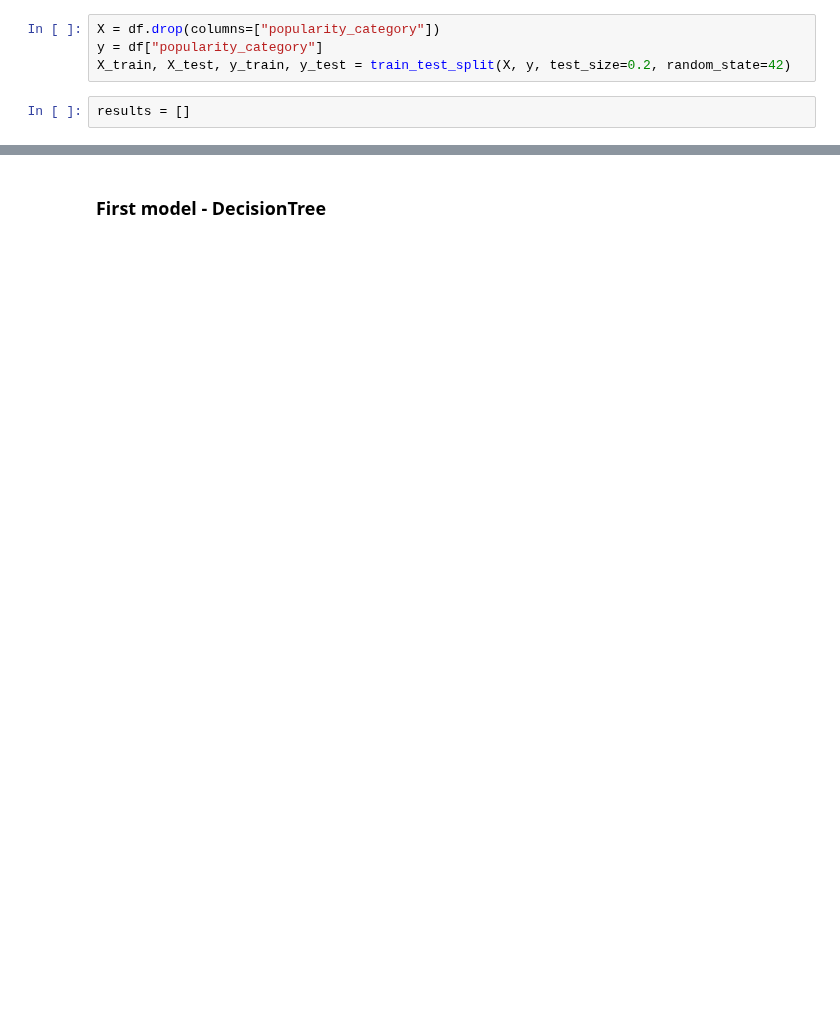
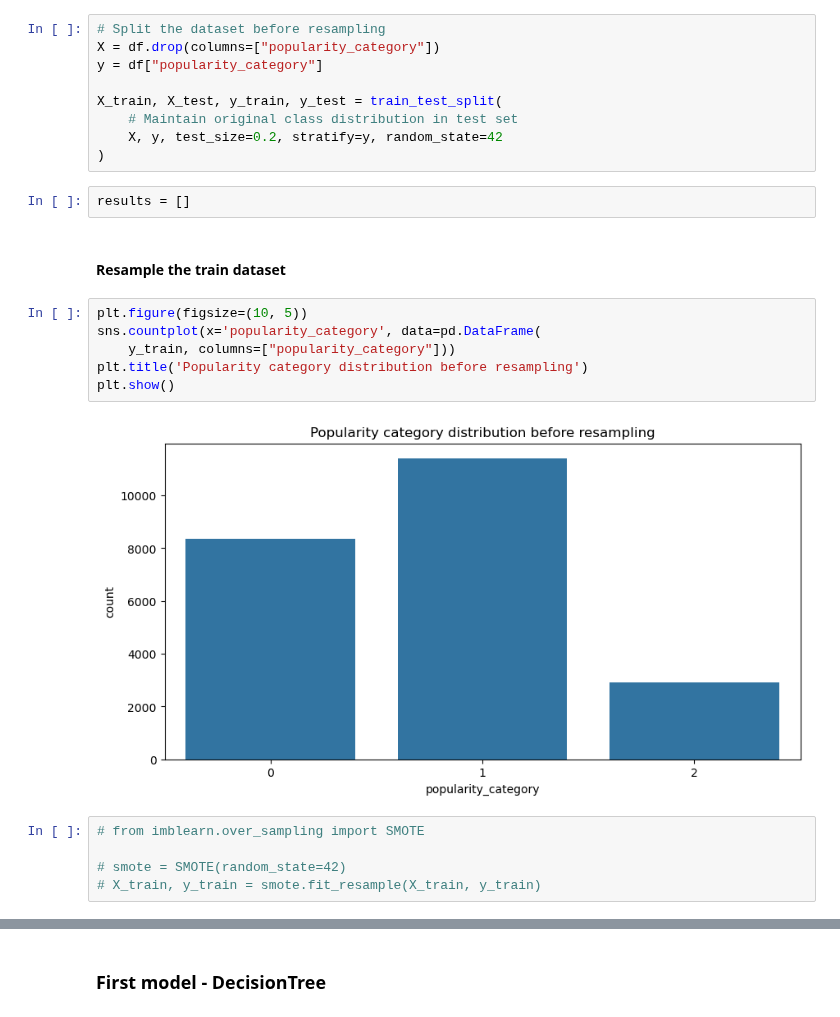
Before and after one commit to EliotAtlani/hit-predict, a Jupyter notebook: notebooks/classification.ipynb, the cells around one changed output, grey strips where cells are left out. Cells and saved outputs as stored; diff of their text form; blank space fills up the shorter version.

```diff
--- a/notebooks/classification.ipynb
+++ b/notebooks/classification.ipynb
@@ -81,8 +82,28 @@ plt.show()
 # %% [markdown]
 ### Split dateset
 # %%
+# Split the dataset before resampling
 X = df.drop(columns=["popularity_category"])
 y = df["popularity_category"]
-X_train, X_test, y_train, y_test = train_test_split(X, y, test_size=0.2, random_state=42)
+
+X_train, X_test, y_train, y_test = train_test_split(
+    # Maintain original class distribution in test set
+    X, y, test_size=0.2, stratify=y, random_state=42
+)
 # %%
 results = []
+# %% [markdown]
+#### Resample the train dataset
+# %%
+plt.figure(figsize=(10, 5))
+sns.countplot(x='popularity_category', data=pd.DataFrame(
+    y_train, columns=["popularity_category"]))
+plt.title('Popularity category distribution before resampling')
+plt.show()
+# %% [output]
+[figure, added]
+# %%
+# from imblearn.over_sampling import SMOTE
+
+# smote = SMOTE(random_state=42)
+# X_train, y_train = smote.fit_resample(X_train, y_train)
```
Also changed, not shown: parts of 41 cells of this notebook, 10 other files.
